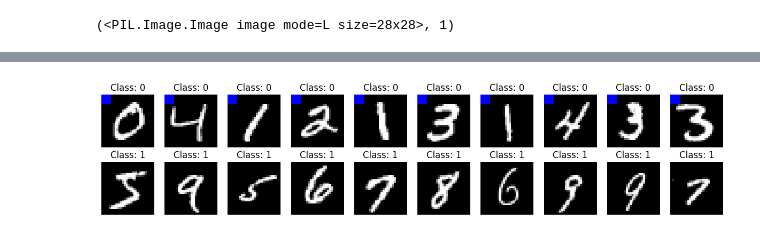
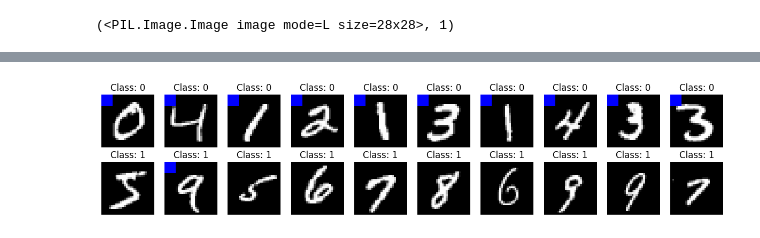
Before and after one commit to vmazashvili/AIRO, a Jupyter notebook: MaskTune_Vano_Mazashvili_1993251.ipynb, the cells around one changed output, grey strips where cells are left out. Saved outputs shown, nothing was run; the diff lists cells and outputs as text; code cells hidden in the pictures.

```diff
--- a/MaskTune_Vano_Mazashvili_1993251.ipynb
+++ b/MaskTune_Vano_Mazashvili_1993251.ipynb
@@ -76,7 +97,7 @@ def remap_classes(dataset):
         MNIST dataset
 
     Output:
-        List of remapped dataset
+        List of remapped dataset. Each item is (PIL image, class)
     """
     remapped_data = []
     remapped_targets = []
@@ -96,11 +117,10 @@ mnist_train = datasets.MNIST(root='data', train=True, download=True)
 mnist_test = datasets.MNIST(root='data', train=False, download=True)
 
 # Remap the classes, the variables contain lists:
-#
 remapped_train_data = remap_classes(mnist_train)
 remapped_test_data = remap_classes(mnist_test)
 
-# Example usage:
+# Print class distributions
 print("Original class distribution in train set:", mnist_train.targets.bincount())
 print("Remapped class distribution in train set:", torch.tensor([target for _, target in remapped_train_data]).bincount())
 
@@ -128,50 +190,45 @@ def add_spurious_feature(image, label, percentage_class_0=0.99, percentage_class
         image (PIL.Image.Image): Input image.
         label (int): The class label of the image.
         percentage_class_0 (float, optional): Percentage of class 0 samples to apply the feature to. Defaults to 0.99.
-        percentage_class_1 (float, optional): Percentage of class 1 samples to apply the feature to. Defaults to 0.0w1.
+        percentage_class_1 (float, optional): Percentage of class 1 samples to apply the feature to. Defaults to 0.01.
 
     Returns:
-        PIL.Image.Image: Transformed image with the spurious feature added (if applicable).
+        PIL.Image.Image: Transformed image with the spurious feature.
     """
-    # Determine the appropriate percentage based on the class label
     percentage = percentage_class_0 if label == 0 else percentage_class_1
 
-    # Check if the condition for adding the feature is met
     if random.random() < percentage:
-        # Create a copy of the input image
         image_with_spurious = image.convert("RGB")  # Ensure the image is in RGB mode
-        # Create a drawing context
         draw = ImageDraw.Draw(image_with_spurious)
-        # Draw a blue square in the top-left corner
-        draw.rectangle([0, 0, 4, 4], fill=(0, 0, 255))  # Blue color
+        draw.rectangle([0, 0, 5, 5], fill=(0, 0, 255))  # Blue color
         del draw  # Release drawing context
         return image_with_spurious
     else:
-        return image.convert("RGB")  # Ensure the image is in RGB mode
+        return image.convert("RGB")
 
 # Apply add_spurious_feature to the entire remapped_train_data dataset
-remapped_train_data_with_spurious = [(add_spurious_feature(image, label), label) for image, label in remapped_train_data]
+train_data_spurious = [(add_spurious_feature(image, label), label) for image, label in remapped_train_data]
 
 # Display 10 samples from each class
 fig, axes = plt.subplots(2, 10, figsize=(15, 3))
 class_0_count = 0
 class_1_count = 0
 
-for image, label in remapped_train_data_with_spurious:
+for image, label in train_data_spurious:
     if label == 0 and class_0_count < 10:
         axes[0, class_0_count].imshow(image)
         axes[0, class_0_count].set_title(f"Class: {label}")
         axes[0, class_0_count].axis('off')
         class_0_count += 1
     elif label == 1 and class_1_count < 10:
         axes[1, class_1_count].imshow(image)
         axes[1, class_1_count].set_title(f"Class: {label}")
         axes[1, class_1_count].axis('off')
         class_1_count += 1
 
     if class_0_count >= 10 and class_1_count >= 10:
         break
 
 plt.show()
 # %% [output]
-[figure, old version]
+[figure, new version]
```
Also changed, not shown: parts of 74 cells of this notebook.
